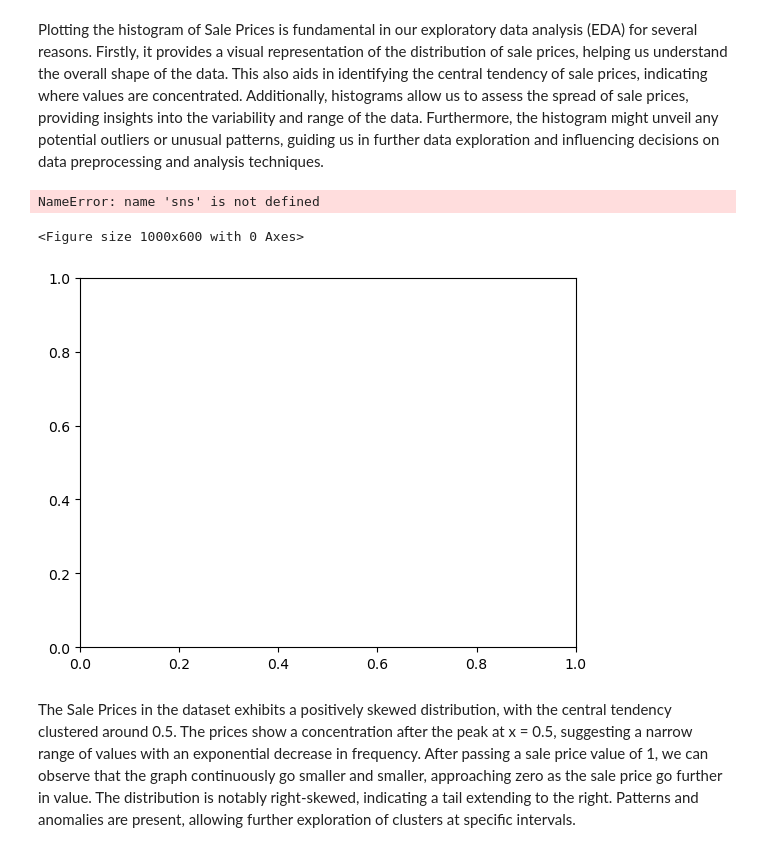
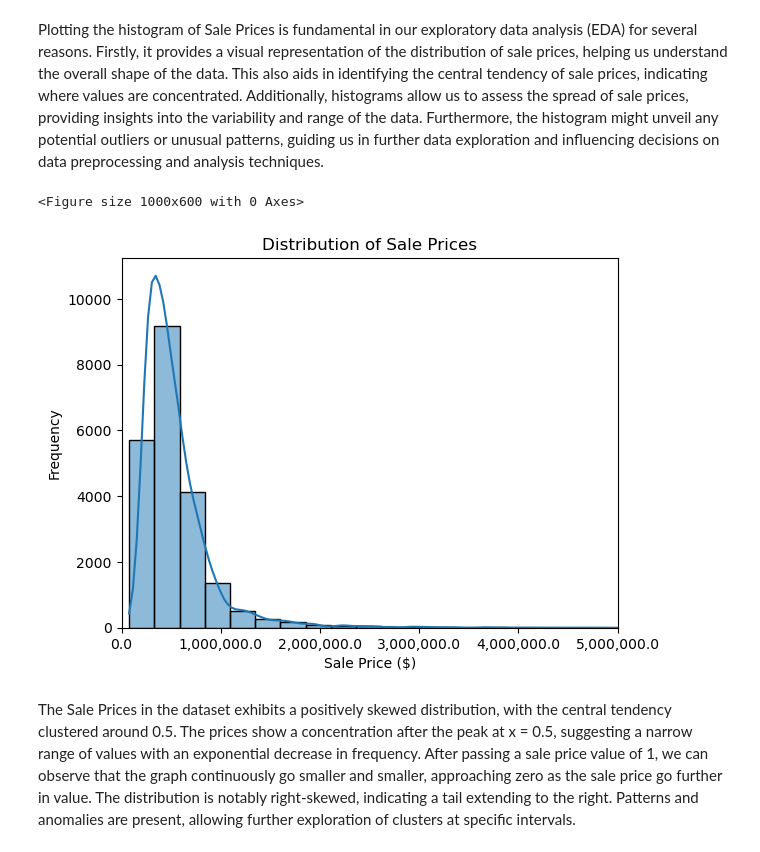
Before and after one commit to srraDs/STINTSY-MP, a Jupyter notebook: MP.ipynb, the cells around one changed output. Cells and saved outputs as stored; diff of their text form; code cells hidden in the pictures.

```diff
--- a/MP.ipynb
+++ b/MP.ipynb
@@ -244,19 +256,18 @@ Plotting the histogram of Sale Prices is fundamental in our exploratory data ana
 # %%
 # Histogram of Sale Prices
 
 plt.figure(figsize=(10, 6))
 fig, ax = plt.subplots()
 sns.histplot(house['price'], bins=30, kde=True)
 plt.title('Distribution of Sale Prices')
-plt.xlabel('Sale Price')
+plt.xlabel('Sale Price ($)')
 plt.ylabel('Frequency')
 ax.xaxis.set_major_formatter(StrMethodFormatter('{x:,}'))
 plt.xlim(0,5000000)
 plt.show()
 # %% [output]
-NameError: name 'sns' is not defined
+<Figure size 1000x600 with 0 Axes>
-<Figure size 1000x600 with 0 Axes>
-[figure, old version]
+[figure, new version]
 # %% [markdown]
 The Sale Prices in the dataset exhibits a positively skewed distribution, with the central tendency clustered around 0.5. The prices show a concentration after the peak at x = 0.5, suggesting a narrow range of values with an exponential decrease in frequency. After passing a sale price value of 1, we can observe that the graph continuously go smaller and smaller, approaching zero as the sale price go further in value. The distribution is notably right-skewed, indicating a tail extending to the right. Patterns and anomalies are present, allowing further exploration of clusters at specific intervals.
 # %% [markdown]
```
Also changed, not shown: parts of 13 cells of this notebook.
